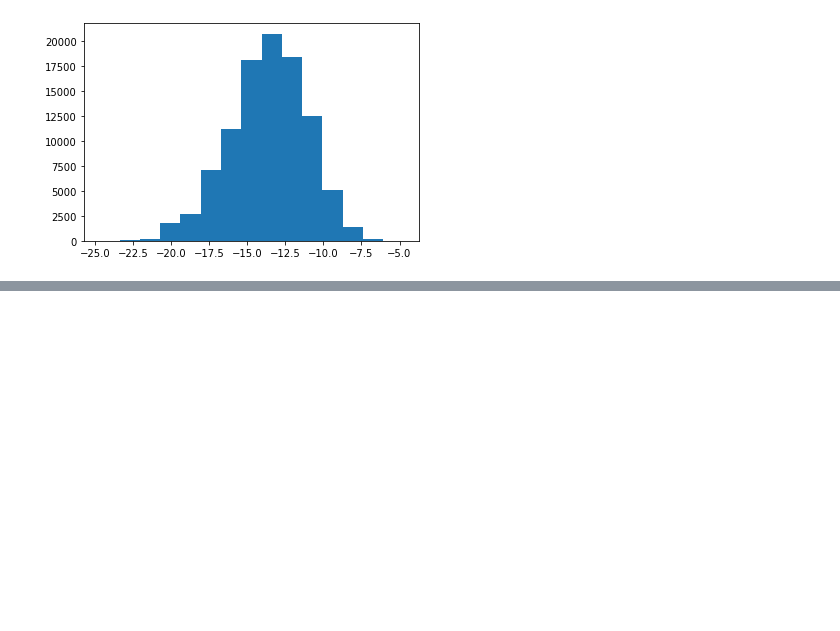
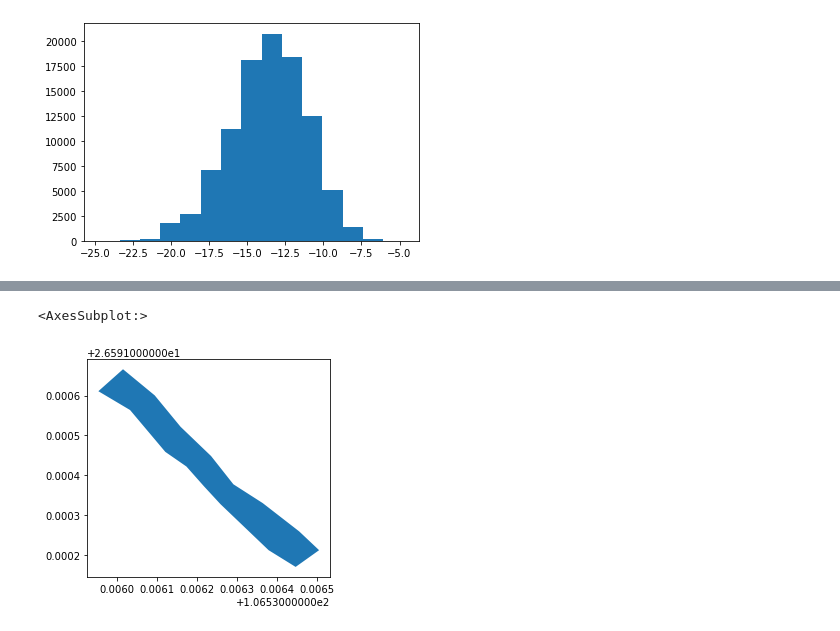
Before and after one commit to maxime7770/ML-Competition, a Jupyter notebook: vizualisation.ipynb, the cells around one changed output, grey strips where cells are left out. Cells and saved outputs as stored; diff of their text form; code cells hidden in the pictures; blank space fills up the shorter version.

```diff
--- a/vizualisation.ipynb
+++ b/vizualisation.ipynb
@@ -229,0 +257,6 @@ plt.show()
+# %%
+a=train_df[train_df['change_type']=='Road'].iloc[100:101]
+a.plot()
+# %% [output]
+<AxesSubplot:>
+[figure, added]
```
Also changed, not shown: parts of 18 cells of this notebook.
